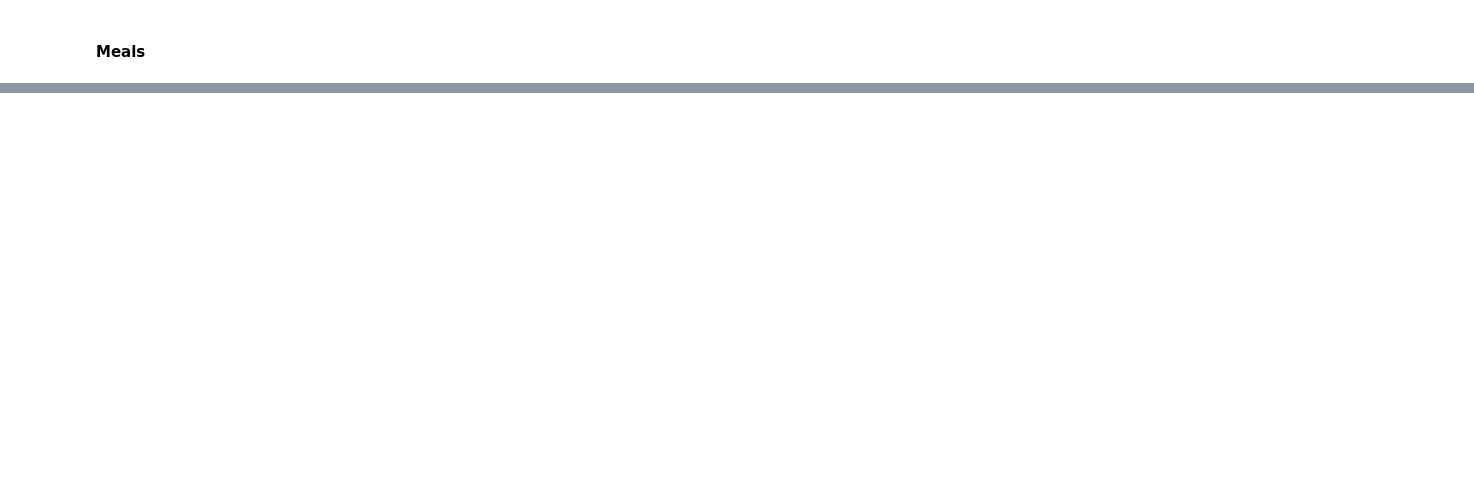
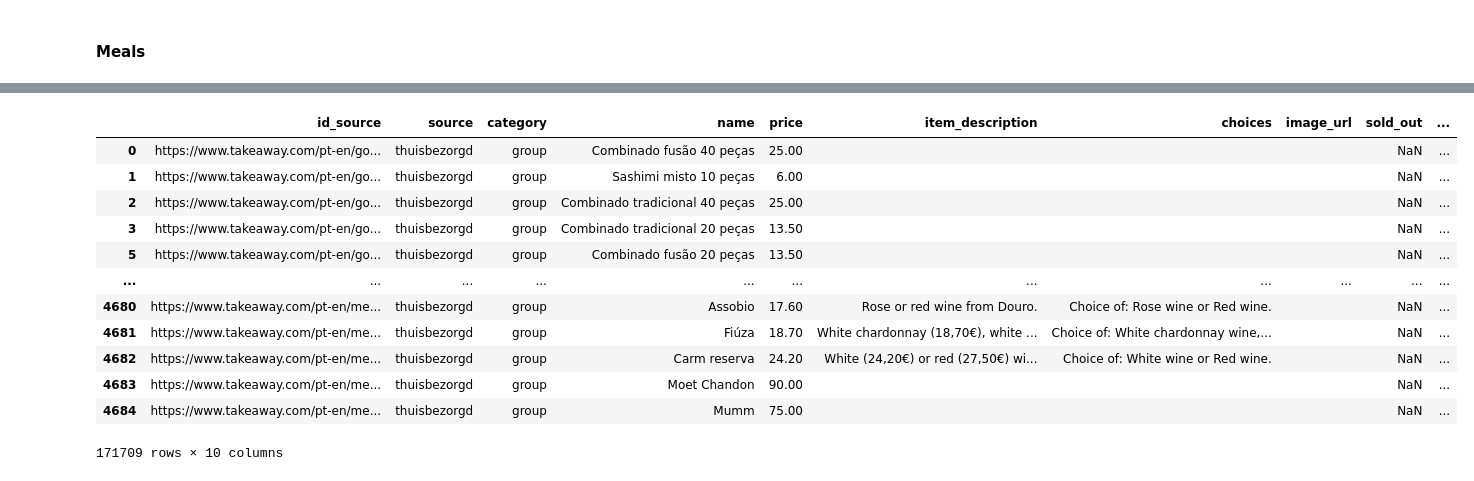
Before and after one commit to kaifan-dash/thuisbezorgd, a Jupyter notebook: Run Steps.ipynb, the cells around one changed output, grey strips where cells are left out. Saved outputs shown, nothing was run; the diff lists cells and outputs as text; code cells hidden in the pictures; blank space fills up the shorter version.

```diff
--- a/Run Steps.ipynb
+++ b/Run Steps.ipynb
@@ -98,2 +172,19 @@ meals.sample(5)
+# %%
+meals = pd.concat([prev_meals, meals]).drop_duplicates(['id_source', 'name', 'price'])
+meals
+# %% [output]
+|  | id_source | source | category | name | price | item_description | choices | image_url | sold_out | ... |
+| 0 | https://www.takeaway.com/pt-en/go... | thuisbezorgd | group | Combinado fusão 40 peças | 25.00 |  |  |  | NaN | ... |
+| 1 | https://www.takeaway.com/pt-en/go... | thuisbezorgd | group | Sashimi misto 10 peças | 6.00 |  |  |  | NaN | ... |
+| 2 | https://www.takeaway.com/pt-en/go... | thuisbezorgd | group | Combinado tradicional 40 peças | 25.00 |  |  |  | NaN | ... |
+| 3 | https://www.takeaway.com/pt-en/go... | thuisbezorgd | group | Combinado tradicional 20 peças | 13.50 |  |  |  | NaN | ... |
+| 5 | https://www.takeaway.com/pt-en/go... | thuisbezorgd | group | Combinado fusão 20 peças | 13.50 |  |  |  | NaN | ... |
+| ... | ... | ... | ... | ... | ... | ... | ... | ... | ... | ... |
+| 4680 | https://www.takeaway.com/pt-en/me... | thuisbezorgd | group | Assobio | 17.60 | Rose or red wine from Douro. | Choice of: Rose wine or Red wine. |  | NaN | ... |
+| 4681 | https://www.takeaway.com/pt-en/me... | thuisbezorgd | group | Fiúza | 18.70 | White chardonnay (18,70€), white ... | Choice of: White chardonnay wine,... |  | NaN | ... |
+| 4682 | https://www.takeaway.com/pt-en/me... | thuisbezorgd | group | Carm reserva | 24.20 | White (24,20€) or red (27,50€) wi... | Choice of: White wine or Red wine. |  | NaN | ... |
+| 4683 | https://www.takeaway.com/pt-en/me... | thuisbezorgd | group | Moet Chandon | 90.00 |  |  |  | NaN | ... |
+| 4684 | https://www.takeaway.com/pt-en/me... | thuisbezorgd | group | Mumm | 75.00 |  |  |  | NaN | ... |
+171709 rows × 10 columns
 # %%
 meals.to_parquet(f's3://dashmote-product/thuisbezorgd/{curr_date}/{prefix}_outlet_meal.parquet.gzip', engine = 'fastparquet', compression = 'gzip')
```
Also changed, not shown: parts of 13 cells of this notebook, 8 other files.
